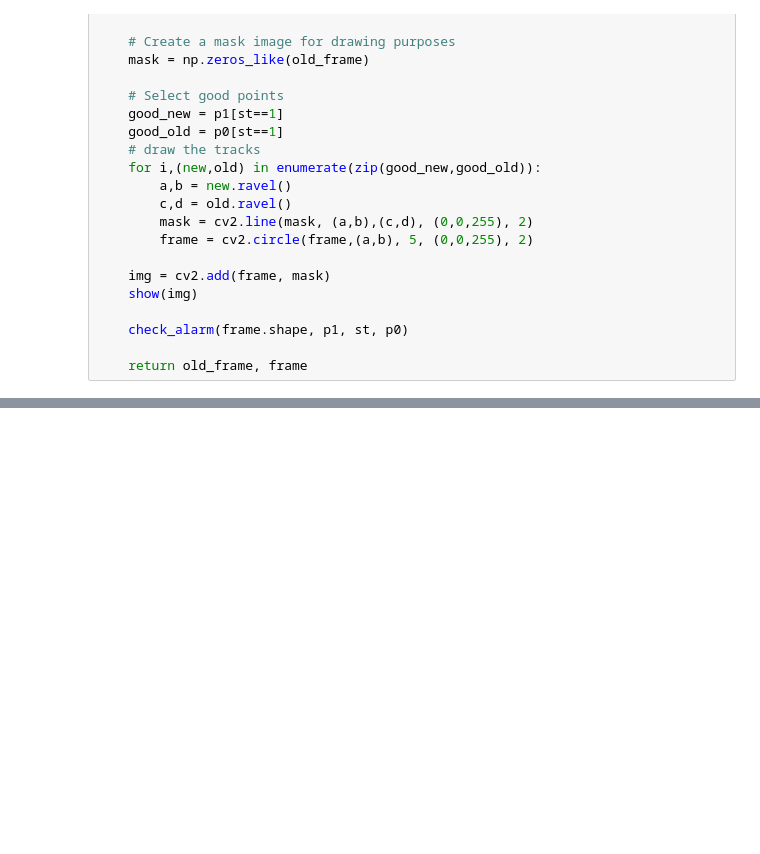
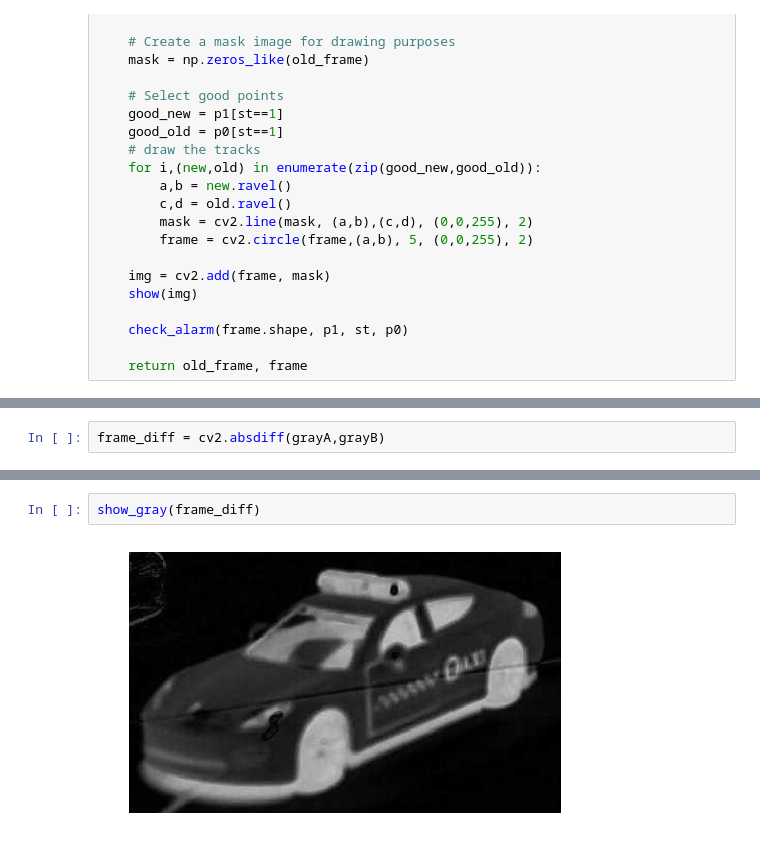
Before and after one commit to alex27594/bigbro, a Jupyter notebook: OpticalFlow.ipynb, the cells around one changed output, grey strips where cells are left out. Saved outputs shown, nothing was run; the diff lists cells and outputs as text; blank space fills up the shorter version.

```diff
--- a/OpticalFlow.ipynb
+++ b/OpticalFlow.ipynb
@@ -264,0 +249,2 @@ old_frame, frame = check_for_stealing(left, top, right, bottom, 'frames/0_frame.
+# %%
+frame_diff = cv2.absdiff(grayA,grayB)
@@ -264,0 +259,4 @@ old_frame, frame = check_for_stealing(left, top, right, bottom, 'frames/0_frame.
+# %%
+show_gray(frame_diff)
+# %% [output]
+[figure, added]
```
Also changed, not shown: parts of 12 cells of this notebook, 1 other file.
